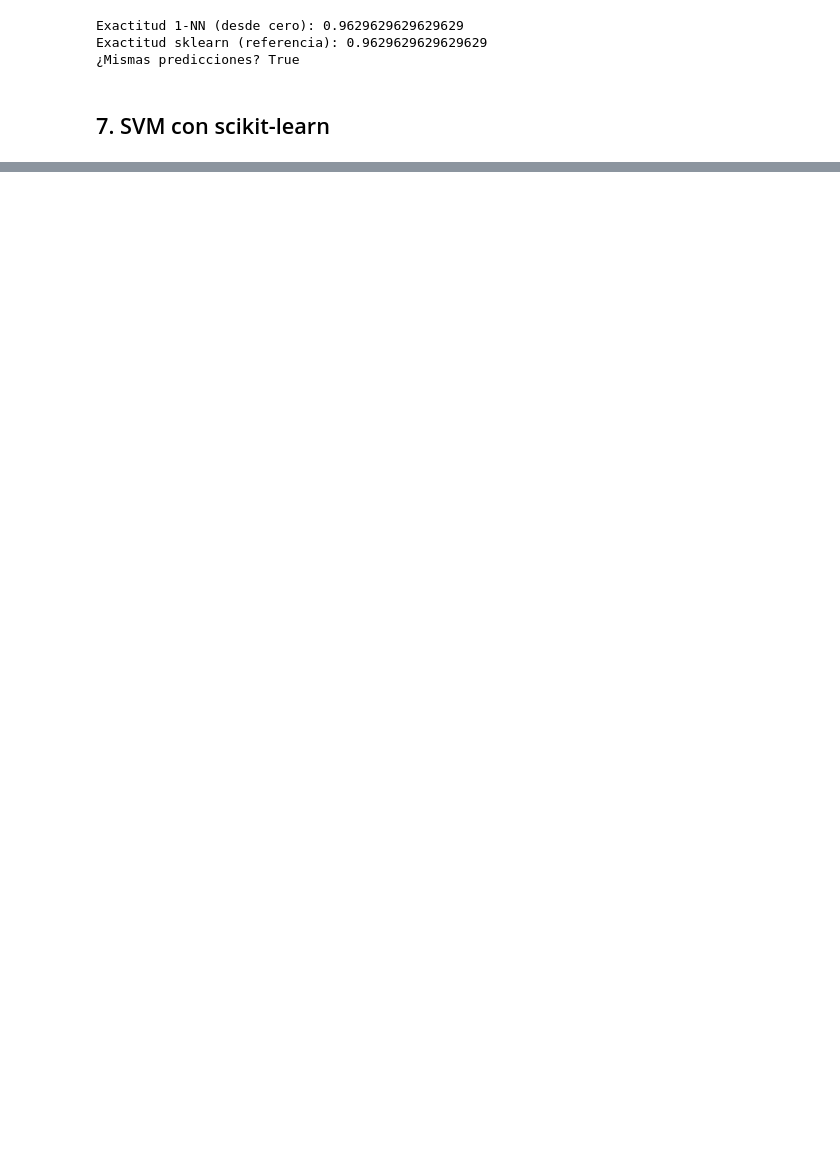
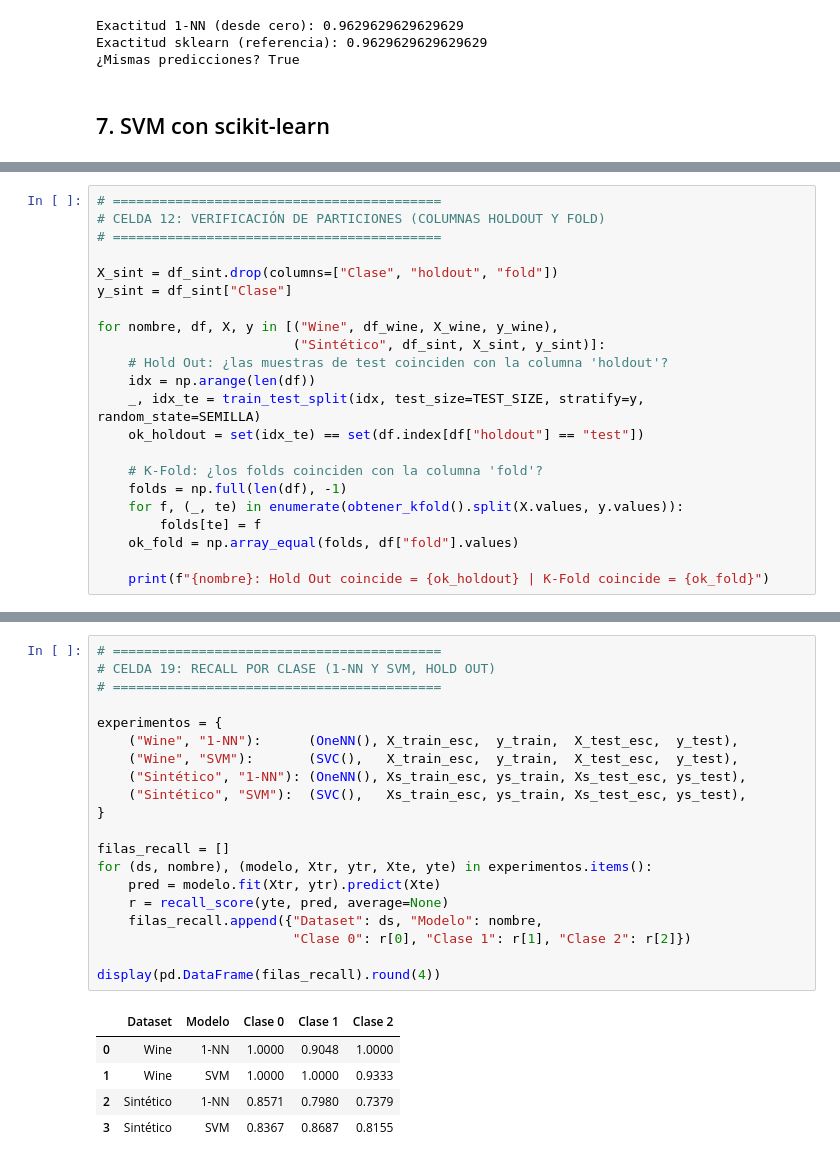
Before and after one commit to paolamrk/Practica3_MachineLearning, a Jupyter notebook: practica_clasificadores_integrante_2.ipynb, the cells around one changed output, grey strips where cells are left out. Cells and saved outputs as stored; diff of their text form; blank space fills up the shorter version.

```diff
--- a/practica_clasificadores_integrante_2.ipynb
+++ b/practica_clasificadores_integrante_2.ipynb
@@ -1028,0 +354,22 @@ display(
+# %%
+# ==========================================
+# CELDA 12: VERIFICACIÓN DE PARTICIONES (COLUMNAS HOLDOUT Y FOLD)
+# ==========================================
+
+X_sint = df_sint.drop(columns=["Clase", "holdout", "fold"])
+y_sint = df_sint["Clase"]
+
+for nombre, df, X, y in [("Wine", df_wine, X_wine, y_wine),
+                         ("Sintético", df_sint, X_sint, y_sint)]:
+    # Hold Out: ¿las muestras de test coinciden con la columna 'holdout'?
+    idx = np.arange(len(df))
+    _, idx_te = train_test_split(idx, test_size=TEST_SIZE, stratify=y, random_state=SEMILLA)
+    ok_holdout = set(idx_te) == set(df.index[df["holdout"] == "test"])
+
+    # K-Fold: ¿los folds coinciden con la columna 'fold'?
+    folds = np.full(len(df), -1)
+    for f, (_, te) in enumerate(obtener_kfold().split(X.values, y.values)):
+        folds[te] = f
+    ok_fold = np.array_equal(folds, df["fold"].values)
+
+    print(f"{nombre}: Hold Out coincide = {ok_holdout} | K-Fold coincide = {ok_fold}")
@@ -1028,0 +609,26 @@ display(
+# %%
+# ==========================================
+# CELDA 19: RECALL POR CLASE (1-NN Y SVM, HOLD OUT)
+# ==========================================
+
+experimentos = {
+    ("Wine", "1-NN"):      (OneNN(), X_train_esc,  y_train,  X_test_esc,  y_test),
+    ("Wine", "SVM"):       (SVC(),   X_train_esc,  y_train,  X_test_esc,  y_test),
+    ("Sintético", "1-NN"): (OneNN(), Xs_train_esc, ys_train, Xs_test_esc, ys_test),
+    ("Sintético", "SVM"):  (SVC(),   Xs_train_esc, ys_train, Xs_test_esc, ys_test),
+}
+
+filas_recall = []
+for (ds, nombre), (modelo, Xtr, ytr, Xte, yte) in experimentos.items():
+    pred = modelo.fit(Xtr, ytr).predict(Xte)
+    r = recall_score(yte, pred, average=None)
+    filas_recall.append({"Dataset": ds, "Modelo": nombre,
+                         "Clase 0": r[0], "Clase 1": r[1], "Clase 2": r[2]})
+
+display(pd.DataFrame(filas_recall).round(4))
+# %% [output]
+|  | Dataset | Modelo | Clase 0 | Clase 1 | Clase 2 |
+| 0 | Wine | 1-NN | 1.0000 | 0.9048 | 1.0000 |
+| 1 | Wine | SVM | 1.0000 | 1.0000 | 0.9333 |
+| 2 | Sintético | 1-NN | 0.8571 | 0.7980 | 0.7379 |
+| 3 | Sintético | SVM | 0.8367 | 0.8687 | 0.8155 |
```
Also changed, not shown: parts of 64 cells of this notebook.
